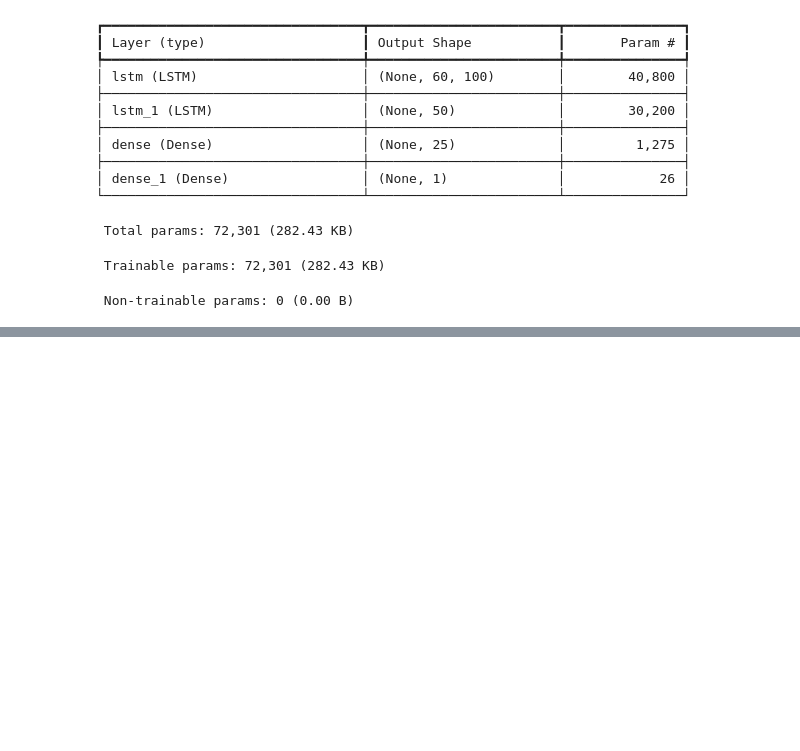
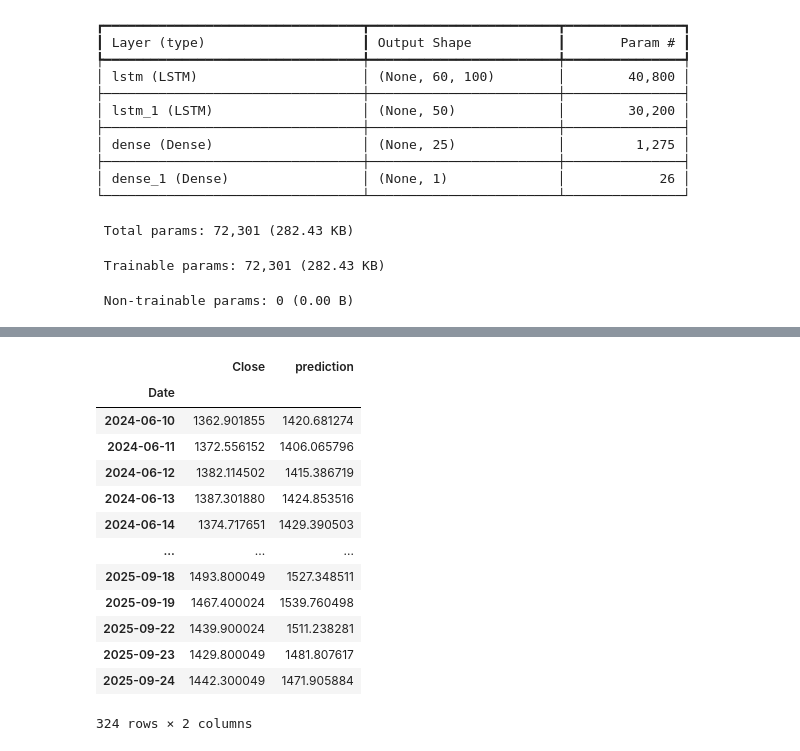
Before and after one commit to ArunK-ML/Learn---TimeSeries-StockPrice---Tensorflow, a Jupyter notebook: TimeSeries_Stockprice.ipynb, the cells around one changed output, grey strips where cells are left out. Drawn from its saved outputs; the diff is of its cells as text; code cells hidden in the pictures; blank space fills up the shorter version.

```diff
--- a/TimeSeries_Stockprice.ipynb
+++ b/TimeSeries_Stockprice.ipynb
@@ -366,10 +416,25 @@ y_pred
 # %%
-k = df[["Close"]].iloc[-323:].copy()
+k = df[["Close"]].iloc[-324:].copy()
 #val = k[1700:]
 
 k["prediction"]=y_pred.flatten()
 
 k
+# %% [output]
+|  | Close | prediction |
+| Date |  |  |
+| 2024-06-10 | 1362.901855 | 1420.681274 |
+| 2024-06-11 | 1372.556152 | 1406.065796 |
+| 2024-06-12 | 1382.114502 | 1415.386719 |
+| 2024-06-13 | 1387.301880 | 1424.853516 |
+| 2024-06-14 | 1374.717651 | 1429.390503 |
+| ... | ... | ... |
+| 2025-09-18 | 1493.800049 | 1527.348511 |
+| 2025-09-19 | 1467.400024 | 1539.760498 |
+| 2025-09-22 | 1439.900024 | 1511.238281 |
+| 2025-09-23 | 1429.800049 | 1481.807617 |
+| 2025-09-24 | 1442.300049 | 1471.905884 |
+324 rows × 2 columns
 # %%
 plt.figure(figsize = (20,10))
 plt.plot(df["Close"])
```
Also changed, not shown: parts of 11 cells of this notebook.
